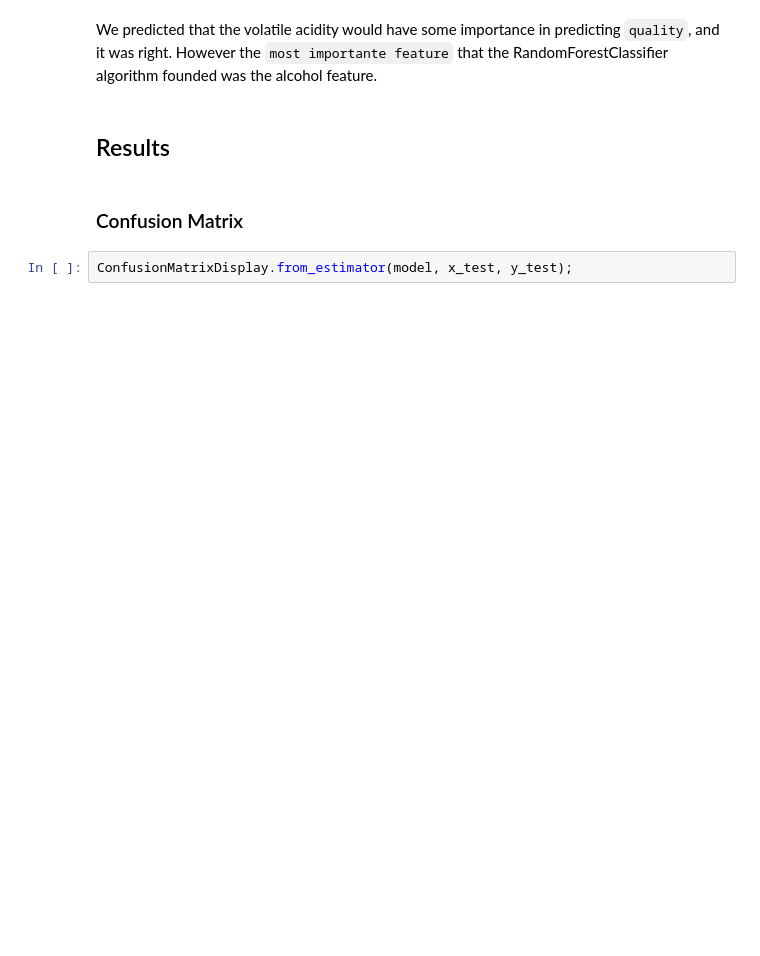
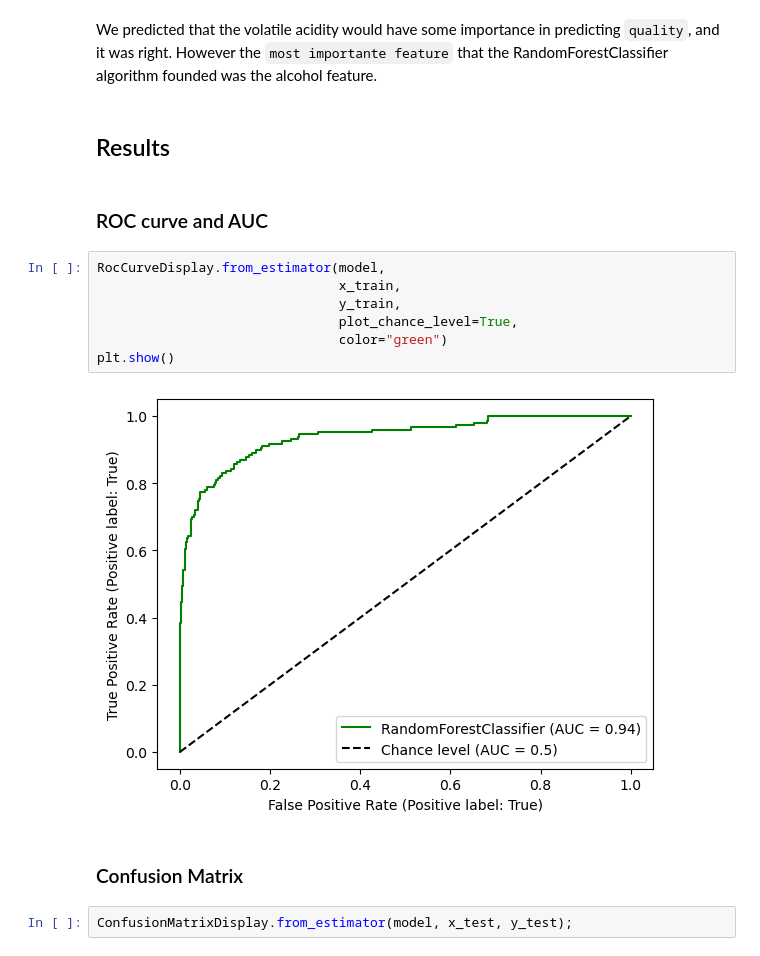
Before and after one commit to EsdrasLimaSilva/wine-quality, a Jupyter notebook: wine-notebook.ipynb, the cells around one changed output. Drawn from its saved outputs; the diff is of its cells as text; blank space fills up the shorter version.

```diff
--- a/wine-notebook.ipynb
+++ b/wine-notebook.ipynb
@@ -261,6 +269,17 @@ analy_df.plot.barh();
 We predicted that the volatile acidity would have some importance in predicting `quality`, and it was right. However the `most importante feature` that the RandomForestClassifier algorithm founded was the alcohol feature.
 # %% [markdown]
 ## Results
+# %% [markdown]
+### ROC curve and AUC
+# %%
+RocCurveDisplay.from_estimator(model,
+                               x_train,
+                               y_train,
+                               plot_chance_level=True,
+                               color="green")
+plt.show()
+# %% [output]
+[figure, added]
 # %% [markdown]
 ### Confusion Matrix
 # %%
```
Also changed, not shown: parts of 23 cells of this notebook.
